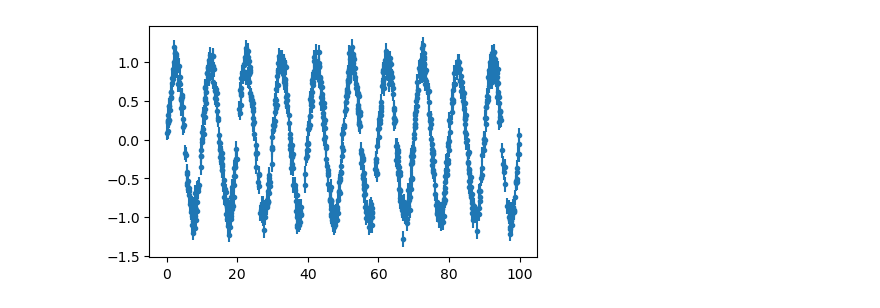
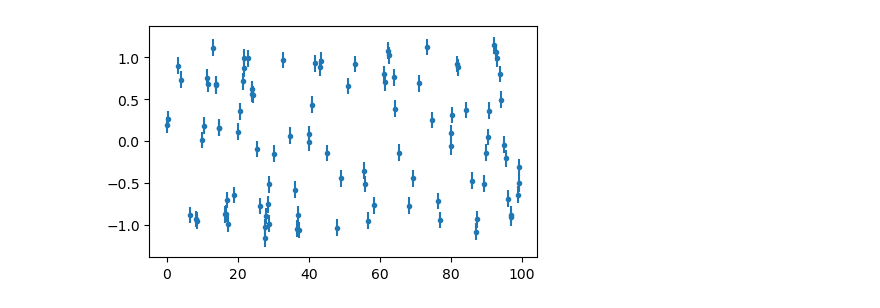
Before and after one commit to phuijse/rustroperiods, a Jupyter notebook: pyo3_tests.ipynb, the cells around one changed output. Cells and saved outputs as stored; diff of their text form; code cells hidden in the pictures.

```diff
--- a/pyo3_tests.ipynb
+++ b/pyo3_tests.ipynb
@@ -1,17 +1,17 @@
 # %%
 %matplotlib inline
 from matplotlib import pyplot as plt
 import numpy as np
 import rustroperiods
 import P4J
 
-N = 1000
+N = 100
 mjd = np.sort(100*np.random.rand(N))
 mag = np.sin(2.*np.pi*mjd/10)
 err = np.ones_like(mag)*0.1
 mag += np.random.randn(len(mag))*err
 
 fig, ax = plt.subplots(figsize=(5, 3))
 ax.errorbar(mjd, mag, err, fmt='.');
 # %% [output]
-[figure, old version]
+[figure, new version]
```
Also changed, not shown: parts of 4 cells of this notebook, 3 other files.
